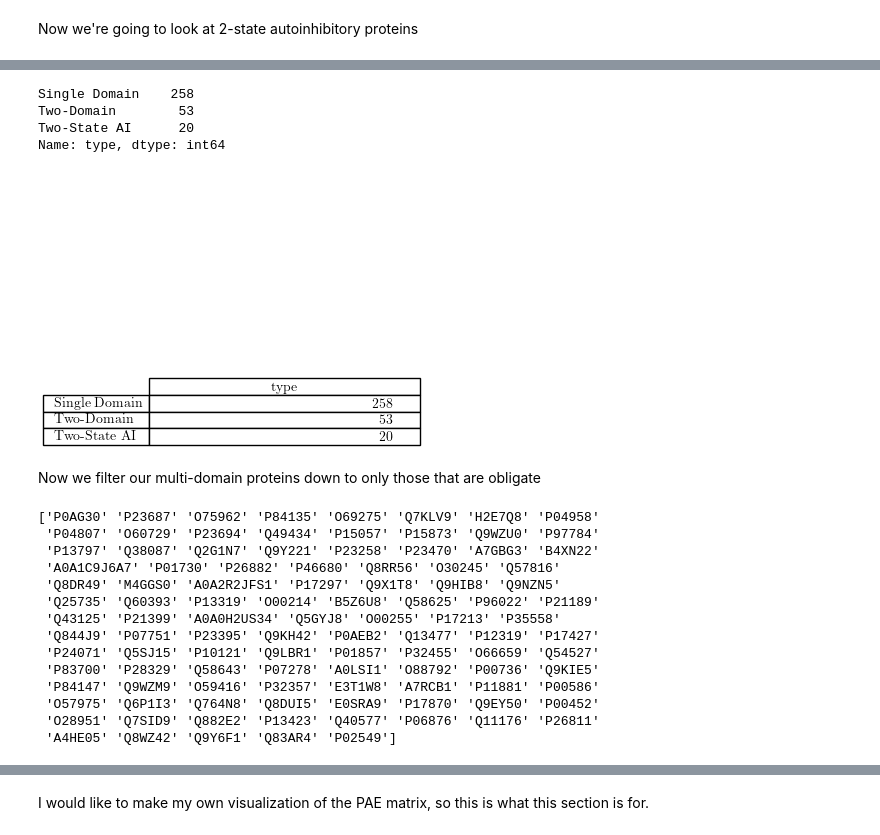
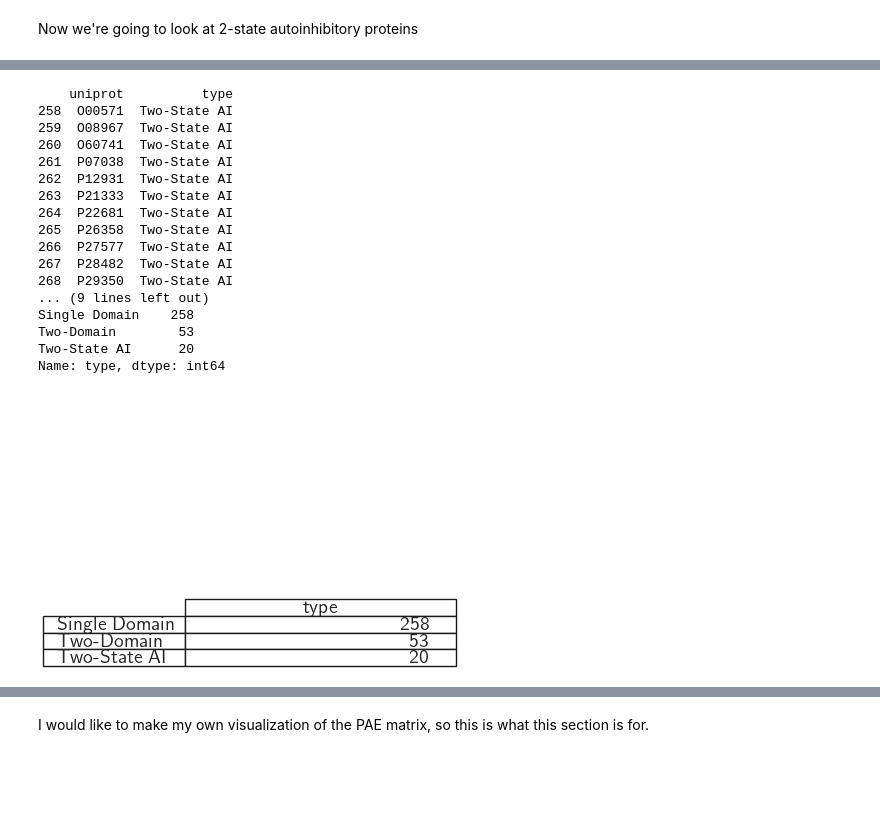
Before and after one commit to jpigles/alphafold-rmsd, a Jupyter notebook: pae.ipynb, the cells around one changed output, grey strips where cells are left out. Saved outputs shown, nothing was run; the diff lists cells and outputs as text; code cells hidden in the pictures; blank space fills up the shorter version.

```diff
--- a/pae.ipynb
+++ b/pae.ipynb
@@ -15,7 +15,7 @@ import scienceplots
 df_auto = pd.read_csv('./project_pipeline/data/disorder.tsv', sep='\t').astype('object')
 df_single = pd.read_csv('./project_pipeline/data/single_domain_pae.tsv', sep='\t').astype('object')
 df_multi = pd.read_csv('./project_pipeline/data/multi_domain_pae.tsv', sep='\t').astype('object')
-cl = pd.read_csv('./project_pipeline/data/classified_files_3.tsv', sep='\t').astype('object')
+cl = pd.read_csv('./project_pipeline/data/classified_files.tsv', sep='\t').astype('object')
 # %%
 plt.style.use('science')
 
@@ -147,10 +147,10 @@ both = cl.groupby('uniprot').filter(lambda x: x['state'].nunique() > 1)
 uniprots = both['uniprot'].unique()
 
 # Filter for these proteins in the pae dataframe
-df_both_melt = df_pae_melt[df_pae_melt['uniprot'].isin(uniprots)]
+df_both_melt = df_pae_melt[df_pae_melt['uniprot'].isin(uniprots)].reset_index(drop=True)
 df_both_melt['type'] = 'Two-State AI'
+
 
 # Merge the dataframes
 df_all2 = pd.concat([df_single_melt, df_both_melt, df_multi_melt], ignore_index=True).drop_duplicates()
 df_all2['mean_pae'] = df_all2['mean_pae'].astype('float')
-df_all2.head()
@@ -209,55 +197,37 @@ Single Domain_Single Domain vs. D1_Two-Domain: Mann-Whitney-Wilcoxon test two-si
 # %%
 # And a table for these too
 subAll = df_all2[['uniprot', 'type']]
 subAll = subAll.drop_duplicates()
+
+twotypes = subAll[subAll['type'] == 'Two-State AI']
+print(twotypes)
 
 # Get the number of proteins in each category
 counts = subAll['type'].value_counts()
 print(counts)
 
 ax = plt.subplot(111, frame_on=False)
 table(ax, counts)
 ax.xaxis.set_visible(False)
 ax.yaxis.set_visible(False)
 
 plt.savefig('./project_pipeline/data/figures/auto2state_sd_md_proteins_pae_table.png')
 # %% [output]
+    uniprot          type
+258  O00571  Two-State AI
+259  O08967  Two-State AI
+260  O60741  Two-State AI
+261  P07038  Two-State AI
+262  P12931  Two-State AI
+263  P21333  Two-State AI
+264  P22681  Two-State AI
+265  P26358  Two-State AI
+266  P27577  Two-State AI
+267  P28482  Two-State AI
+268  P29350  Two-State AI
+... (9 lines left out)
 Single Domain    258
 Two-Domain        53
 Two-State AI      20
 Name: type, dtype: int64
-[figure, old version]
+[figure, new version]
-# %% [markdown]
-Now we filter our multi-domain proteins down to only those that are obligate
-# %%
-# Determine which proteins from cl have both active and autoinhibited structures
-si = pd.read_csv('./project_pipeline/data/sidhanta_domains.csv').astype('object')
-
-# Get the list of uniprots
-uniprots = si['uniprot'].unique()
-
-# Filter for these proteins in the pae dataframe
-df_obli_melt = df_multi_melt[df_multi_melt['uniprot'].isin(uniprots)]
-
-df_obli_melt['type'] = 'Obligate'
-
-# Merge the dataframes
-df_all3 = pd.concat([df_single_melt, df_pae_melt, df_obli_melt], ignore_index=True).drop_duplicates()
-df_all3['mean_pae'] = df_all3['mean_pae'].astype('float')
-
-print(uniprots)
-# %% [output]
-['P0AG30' 'P23687' 'O75962' 'P84135' 'O69275' 'Q7KLV9' 'H2E7Q8' 'P04958'
- 'P04807' 'O60729' 'P23694' 'Q49434' 'P15057' 'P15873' 'Q9WZU0' 'P97784'
- 'P13797' 'Q38087' 'Q2G1N7' 'Q9Y221' 'P23258' 'P23470' 'A7GBG3' 'B4XN22'
- 'A0A1C9J6A7' 'P01730' 'P26882' 'P46680' 'Q8RR56' 'O30245' 'Q57816'
- 'Q8DR49' 'M4GGS0' 'A0A2R2JFS1' 'P17297' 'Q9X1T8' 'Q9HIB8' 'Q9NZN5'
- 'Q25735' 'Q60393' 'P13319' 'O00214' 'B5Z6U8' 'Q58625' 'P96022' 'P21189'
- 'Q43125' 'P21399' 'A0A0H2US34' 'Q5GYJ8' 'O00255' 'P17213' 'P35558'
- 'Q844J9' 'P07751' 'P23395' 'Q9KH42' 'P0AEB2' 'Q13477' 'P12319' 'P17427'
- 'P24071' 'Q5SJ15' 'P10121' 'Q9LBR1' 'P01857' 'P32455' 'O66659' 'Q54527'
- 'P83700' 'P28329' 'Q58643' 'P07278' 'A0LSI1' 'O88792' 'P00736' 'Q9KIE5'
- 'P84147' 'Q9WZM9' 'O59416' 'P32357' 'E3T1W8' 'A7RCB1' 'P11881' 'P00586'
- 'O57975' 'Q6P1I3' 'Q764N8' 'Q8DUI5' 'E0SRA9' 'P17870' 'Q9EY50' 'P00452'
- 'O28951' 'Q7SID9' 'Q882E2' 'P13423' 'Q40577' 'P06876' 'Q11176' 'P26811'
- 'A4HE05' 'Q8WZ42' 'Q9Y6F1' 'Q83AR4' 'P02549']
```
Also changed, not shown: parts of 7 cells of this notebook, 12 other files.
